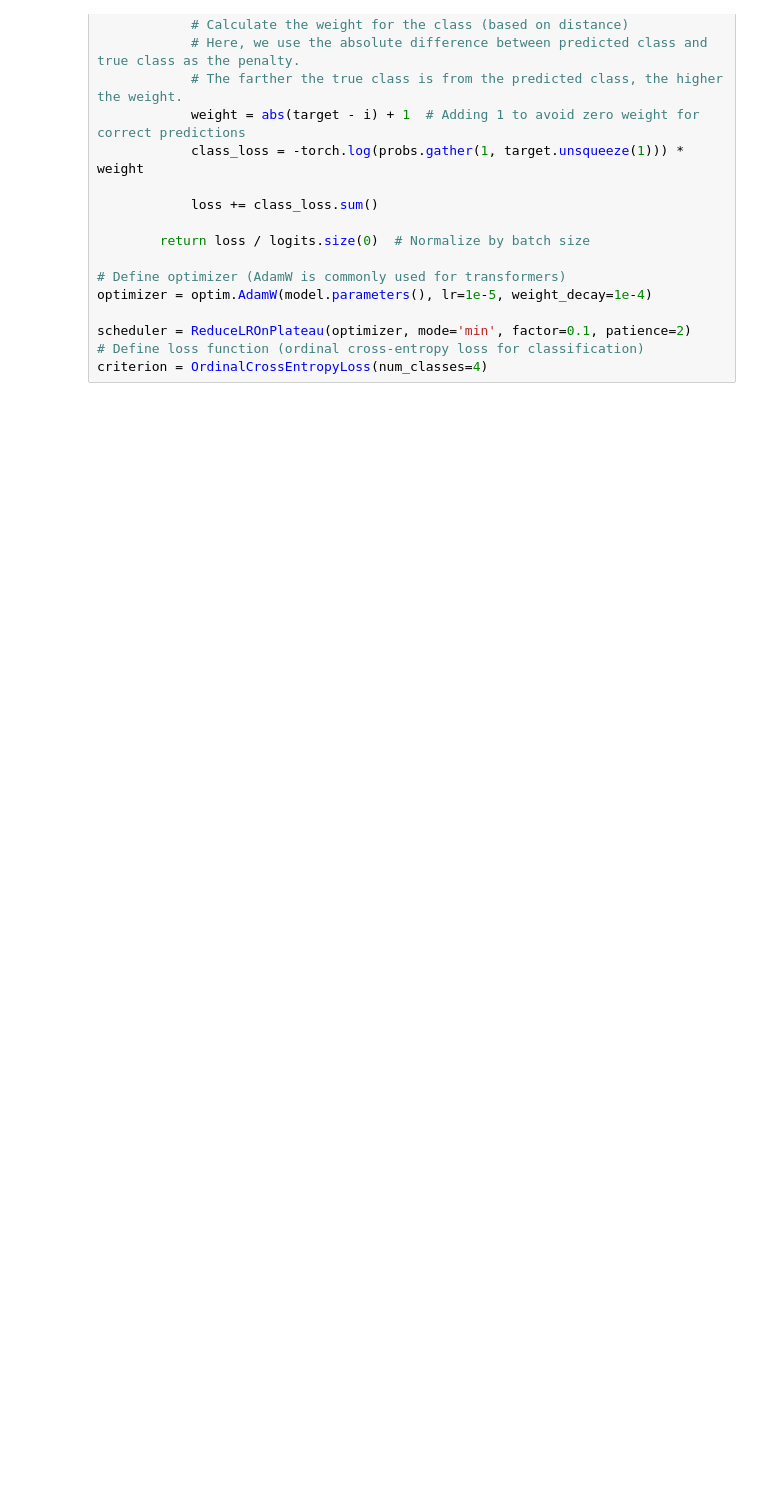
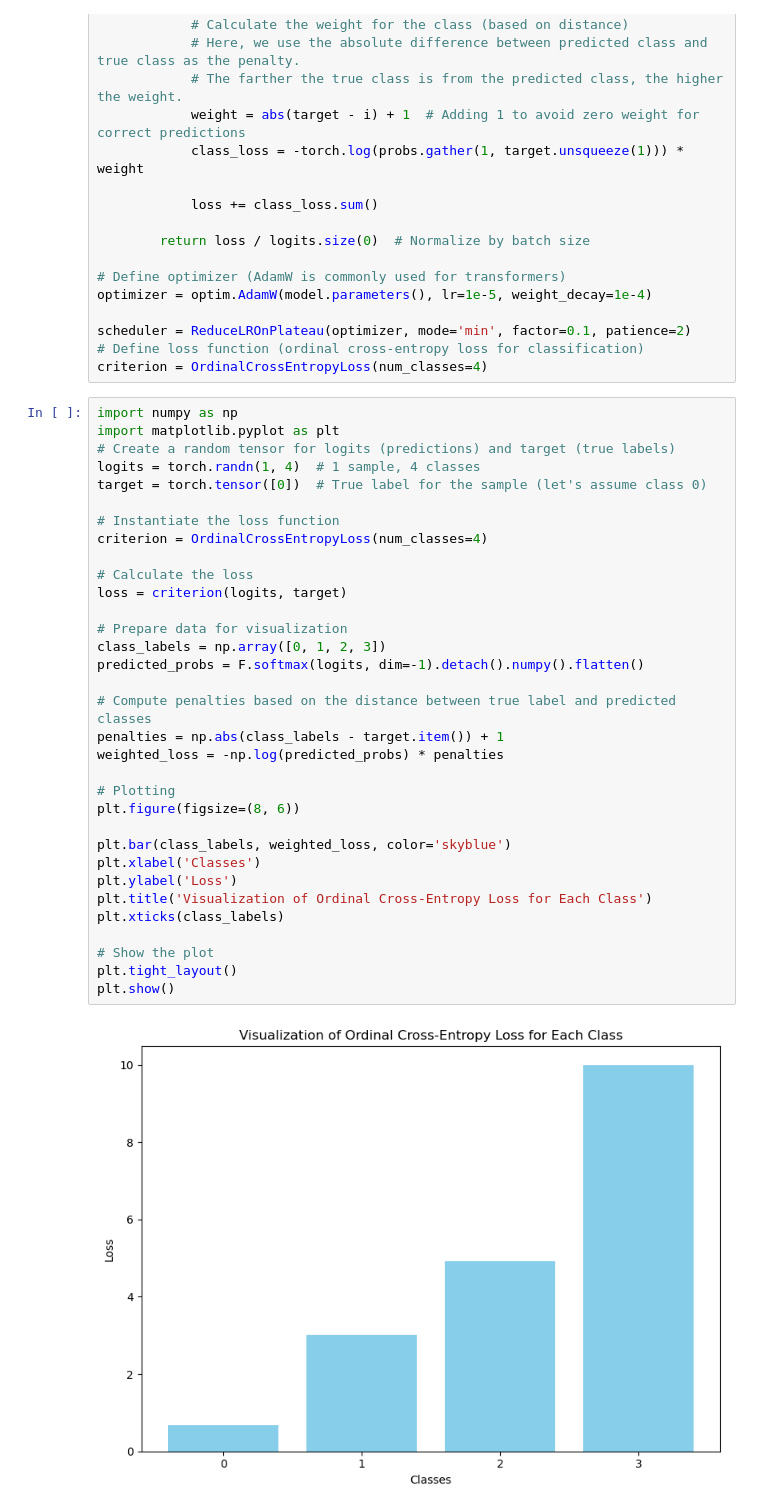
Before and after one commit to arjunjeewan/cervic-ai-lbc, a Jupyter notebook: cervic-ai.ipynb, the cells around one changed output. Saved outputs shown, nothing was run; the diff lists cells and outputs as text; blank space fills up the shorter version.

```diff
--- a/cervic-ai.ipynb
+++ b/cervic-ai.ipynb
@@ -442,6 +442,41 @@ optimizer = optim.AdamW(model.parameters(), lr=1e-5, weight_decay=1e-4)
 scheduler = ReduceLROnPlateau(optimizer, mode='min', factor=0.1, patience=2)
 # Define loss function (ordinal cross-entropy loss for classification)
 criterion = OrdinalCrossEntropyLoss(num_classes=4)
+# %%
+import numpy as np
+import matplotlib.pyplot as plt
+# Create a random tensor for logits (predictions) and target (true labels)
+logits = torch.randn(1, 4)  # 1 sample, 4 classes
+target = torch.tensor([0])  # True label for the sample (let's assume class 0)
+
+# Instantiate the loss function
+criterion = OrdinalCrossEntropyLoss(num_classes=4)
+
+# Calculate the loss
+loss = criterion(logits, target)
+
+# Prepare data for visualization
+class_labels = np.array([0, 1, 2, 3])
+predicted_probs = F.softmax(logits, dim=-1).detach().numpy().flatten()
+
+# Compute penalties based on the distance between true label and predicted classes
+penalties = np.abs(class_labels - target.item()) + 1
+weighted_loss = -np.log(predicted_probs) * penalties
+
+# Plotting
+plt.figure(figsize=(8, 6))
+
+plt.bar(class_labels, weighted_loss, color='skyblue')
+plt.xlabel('Classes')
+plt.ylabel('Loss')
+plt.title('Visualization of Ordinal Cross-Entropy Loss for Each Class')
+plt.xticks(class_labels)
+
+# Show the plot
+plt.tight_layout()
+plt.show()
+# %% [output]
+[figure, added]
 # %%
 def train_model(model, train_dataloader, val_dataloader, optimizer, criterion, device, scheduler, num_epochs):
     model.train()  # Set the model to training mode
```
Also changed, not shown: parts of 4 cells of this notebook, 1 other file.
